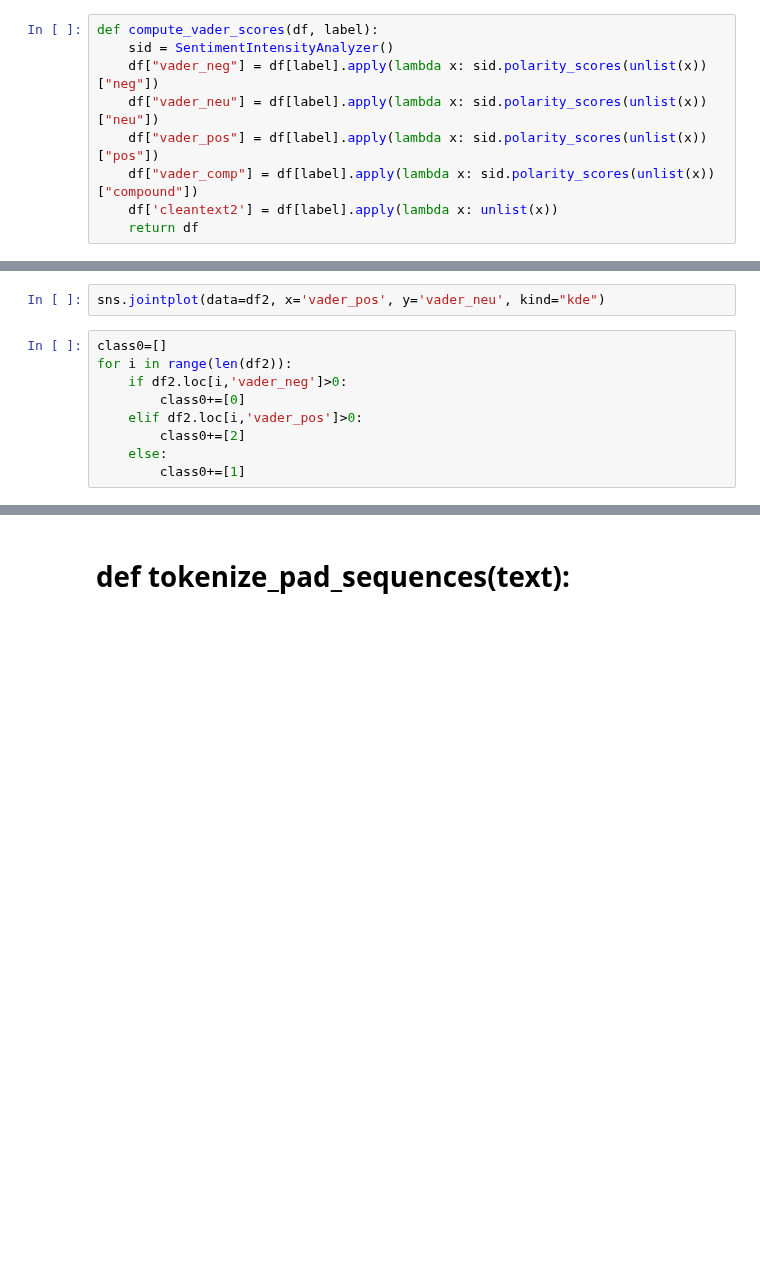
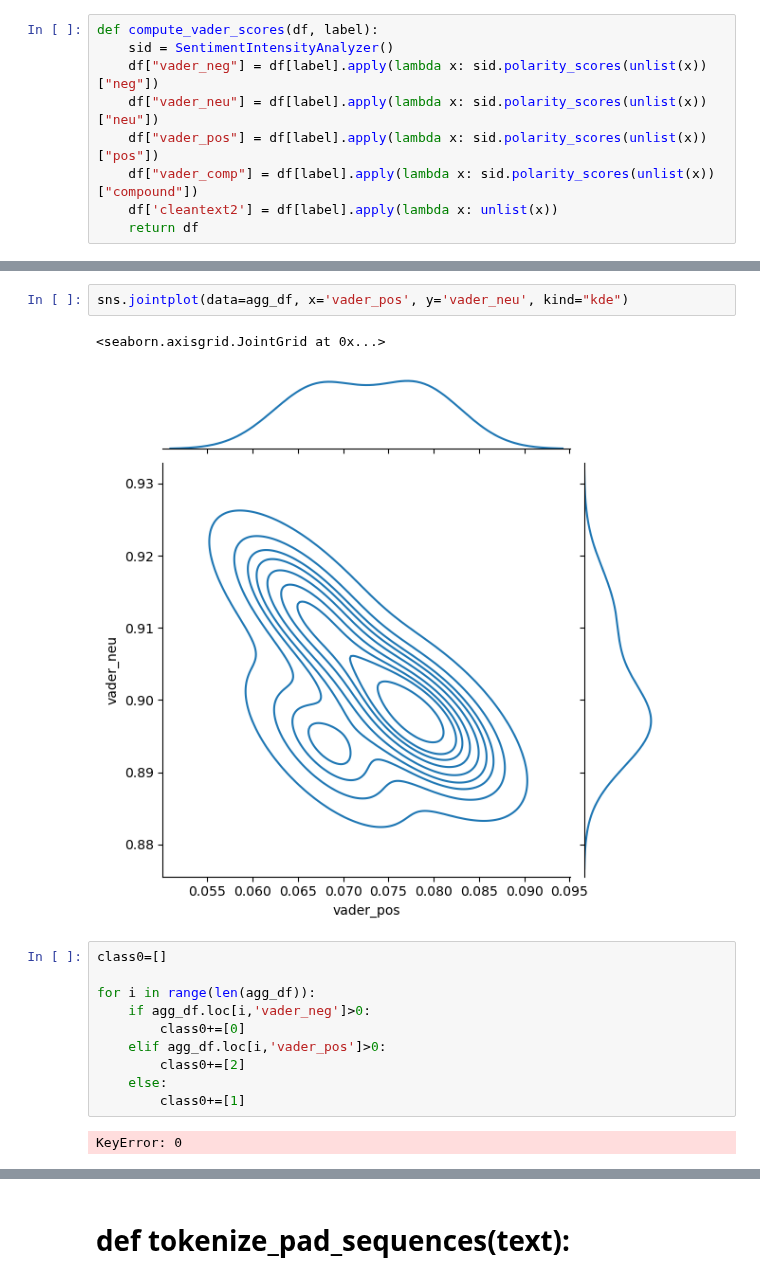
Before and after one commit to marcleipold/Project-2---Algo-Trading-ML-Bot, a Jupyter notebook: Marc/bitcoin-tweets-sentiment-analysis.ipynb, the cells around one changed output, grey strips where cells are left out. Saved outputs shown, nothing was run; the diff lists cells and outputs as text; blank space fills up the shorter version.

```diff
--- a/Marc/bitcoin-tweets-sentiment-analysis.ipynb
+++ b/Marc/bitcoin-tweets-sentiment-analysis.ipynb
@@ -86,14 +210,20 @@ sns.jointplot(data=df2, x='vader_pos', y='vader_neg', kind="kde")
 # %%
-sns.jointplot(data=df2, x='vader_pos', y='vader_neu', kind="kde")
+sns.jointplot(data=agg_df, x='vader_pos', y='vader_neu', kind="kde")
+# %% [output]
+<seaborn.axisgrid.JointGrid at 0x...>
+[figure, added]
 # %%
 class0=[]
-for i in range(len(df2)):
-    if df2.loc[i,'vader_neg']>0:
+
+for i in range(len(agg_df)):
+    if agg_df.loc[i,'vader_neg']>0:
         class0+=[0]
-    elif df2.loc[i,'vader_pos']>0:
+    elif agg_df.loc[i,'vader_pos']>0:
         class0+=[2]
     else:
         class0+=[1]
+# %% [output]
+KeyError: 0
 # %%
 df['class']=class0
 df['class'].value_counts()
```
Also changed, not shown: parts of 19 cells of this notebook, 1 other file.
